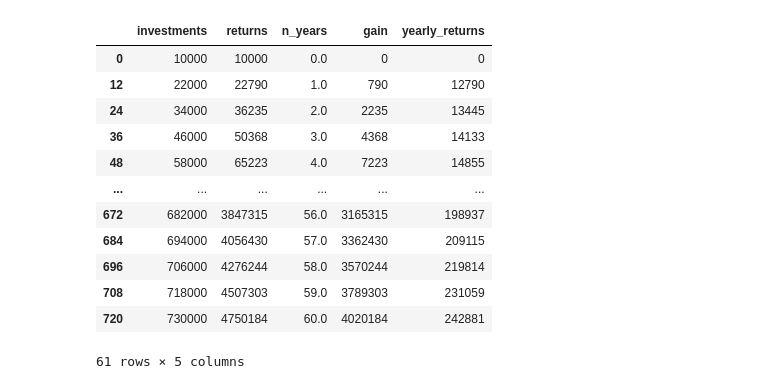
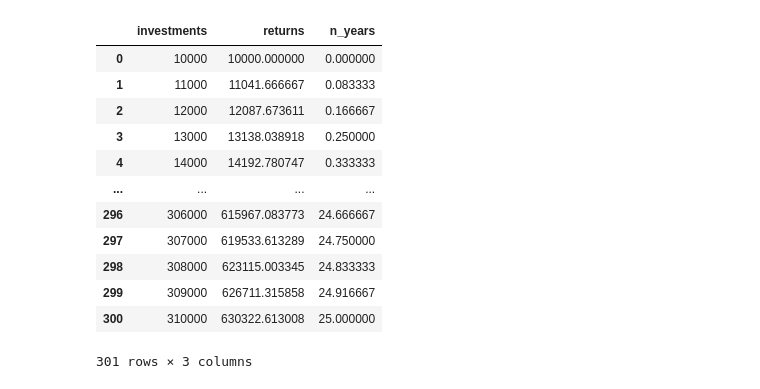
Before and after one commit to jorislimonier/stock-market-returns, a Jupyter notebook: src/finances.ipynb, the cells around one changed output. Drawn from its saved outputs; the diff is of its cells as text; code cells hidden in the pictures.

```diff
--- a/src/returns.ipynb
+++ b/src/finances.ipynb
@@ -48,20 +12,24 @@ px.line(
-# %%
-data_years = data.loc[[m for m in range(len(data)) if m % 12 == 0]]
-data_years["returns"] = data_years["returns"].astype(int)
-data_years["gain"] = data_years["returns"] - data_years["investments"]
-data_years["yearly_returns"] = data_years["returns"].diff().fillna(0).astype(int)
-data_years
-# %% [output]
-|  | investments | returns | n_years | gain | yearly_returns |
-| 0 | 10000 | 10000 | 0.0 | 0 | 0 |
-| 12 | 22000 | 22790 | 1.0 | 790 | 12790 |
-| 24 | 34000 | 36235 | 2.0 | 2235 | 13445 |
-| 36 | 46000 | 50368 | 3.0 | 4368 | 14133 |
-| 48 | 58000 | 65223 | 4.0 | 7223 | 14855 |
-| ... | ... | ... | ... | ... | ... |
-| 672 | 682000 | 3847315 | 56.0 | 3165315 | 198937 |
-| 684 | 694000 | 4056430 | 57.0 | 3362430 | 209115 |
-| 696 | 706000 | 4276244 | 58.0 | 3570244 | 219814 |
-| 708 | 718000 | 4507303 | 59.0 | 3789303 | 231059 |
-| 720 | 730000 | 4750184 | 60.0 | 4020184 | 242881 |
-61 rows × 5 columns
+# %%
+initial_inv = 10000
+monthly_inv = 1000
+rate = 0.05
+n_years = 25
+
+fin = Finances(
+  initial_inv=initial_inv, monthly_inv=monthly_inv, rate=rate, n_years=n_years
+)
+fin.finances
+# %% [output]
+|  | investments | returns | n_years |
+| 0 | 10000 | 10000.000000 | 0.000000 |
+| 1 | 11000 | 11041.666667 | 0.083333 |
+| 2 | 12000 | 12087.673611 | 0.166667 |
+| 3 | 13000 | 13138.038918 | 0.250000 |
+| 4 | 14000 | 14192.780747 | 0.333333 |
+| ... | ... | ... | ... |
+| 296 | 306000 | 615967.083773 | 24.666667 |
+| 297 | 307000 | 619533.613289 | 24.750000 |
+| 298 | 308000 | 623115.003345 | 24.833333 |
+| 299 | 309000 | 626711.315858 | 24.916667 |
+| 300 | 310000 | 630322.613008 | 25.000000 |
+301 rows × 3 columns
```
Also changed, not shown: parts of 6 cells of this notebook, 1 other file.
